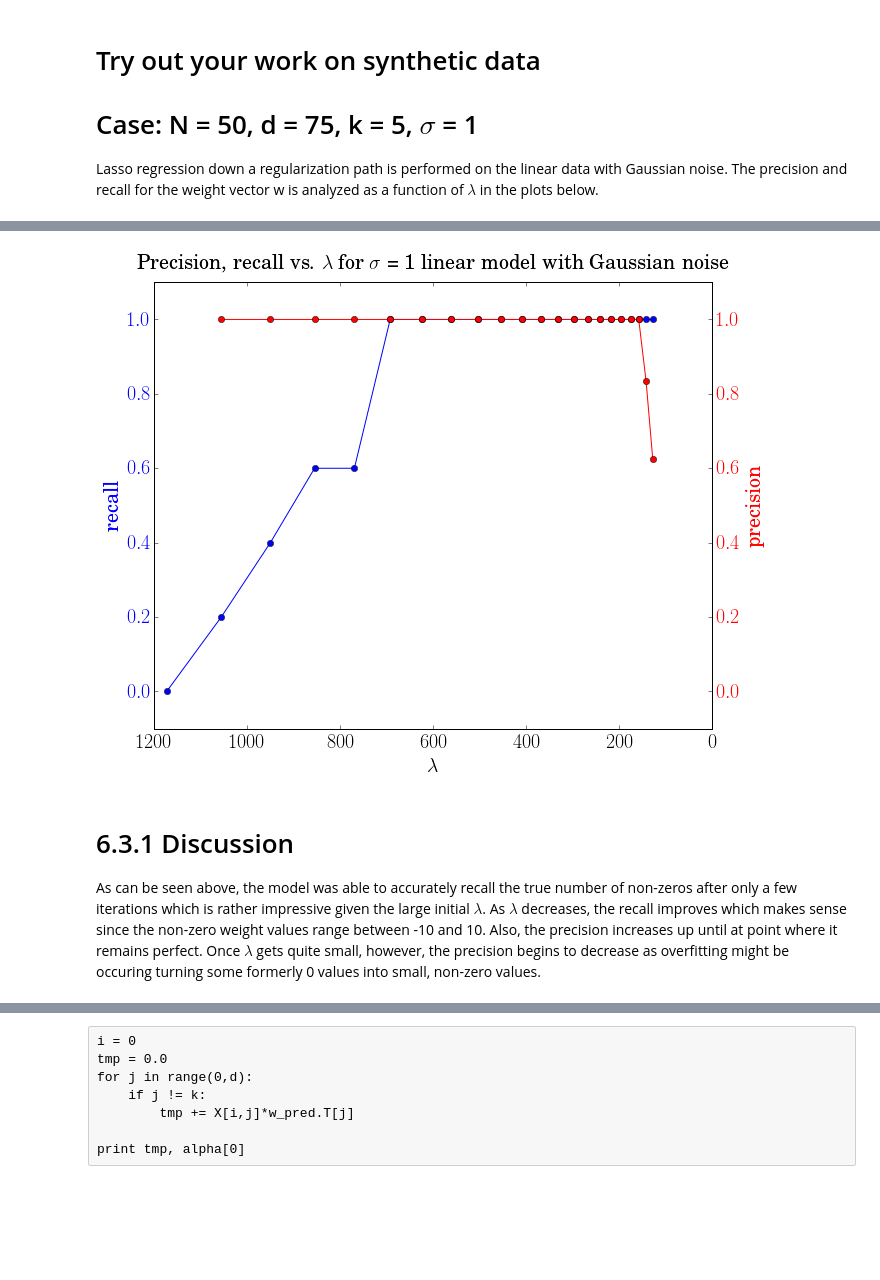
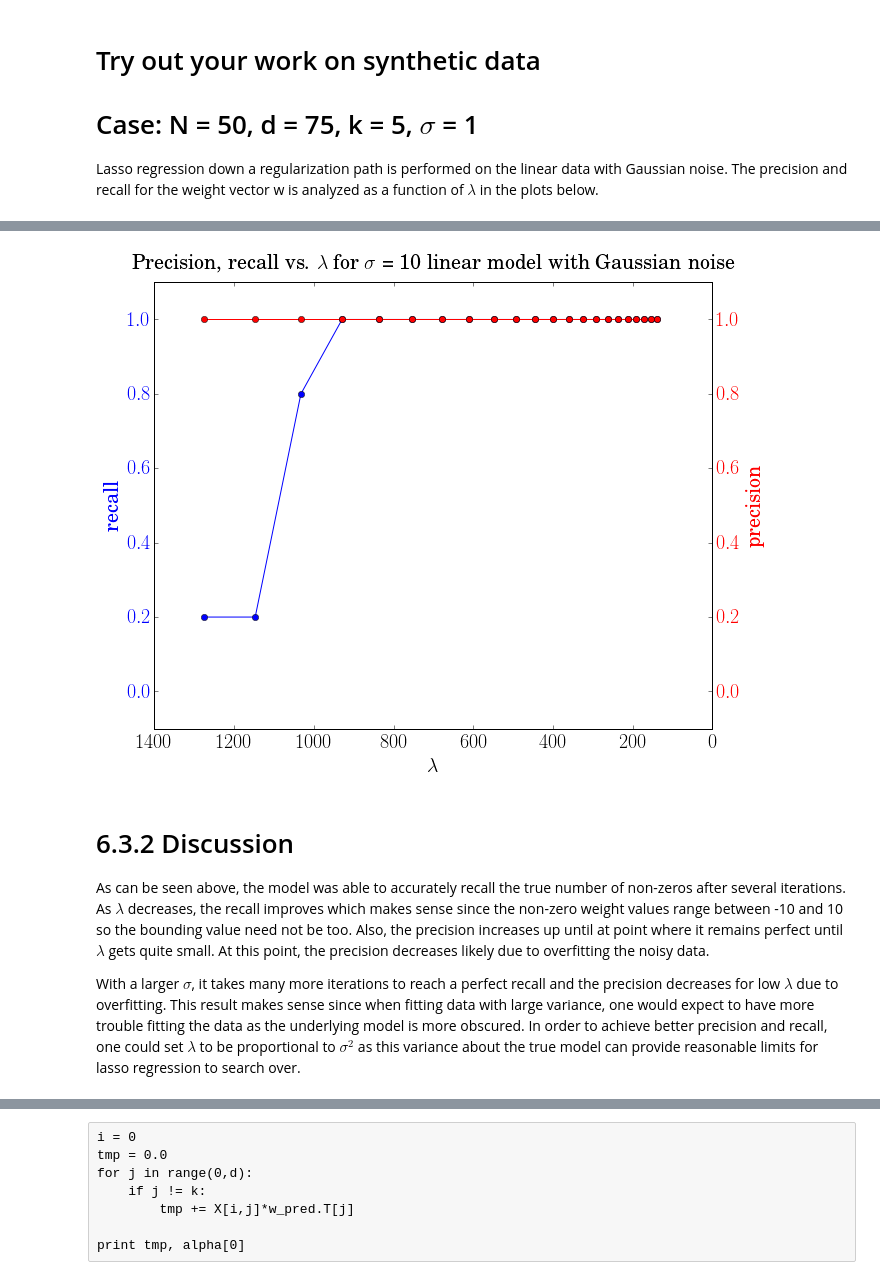
Before and after one commit to dflemin3/CSE_546, a Jupyter notebook: HW1/CSE_546_Lasso_Regression.ipynb, the cells around one changed output, grey strips where cells are left out. Cells and saved outputs as stored; diff of their text form; code cells hidden in the pictures; blank space fills up the shorter version.

```diff
--- a/HW1/CSE_546_Lasso_Regression.ipynb
+++ b/HW1/CSE_546_Lasso_Regression.ipynb
@@ -202,7 +202,7 @@ def compute_max_lambda(X,y):
         Smallest value of lambda for which the solution w is entirely zero
     """
     y_mean = np.mean(y)
-    arg = X.T.multiply(y - y_mean)
+    arg = X.T.dot(y - y_mean)
     return 2.0*np.linalg.norm(arg,ord=np.inf)
 # %% [markdown]
 # The function naive_lasso performs a lasso regression via coordinate descent described by algorithm one in Question 6.1.
@@ -549,0 +613,22 @@ Lasso regression down a regularization path is performed on the linear data with
+# %%
+#Generate precsion, recall plots
+fig, ax1 = plt.subplots()
+ax1.plot(res[4],non_zeros/float(k), 'o-',color='b')
+ax1.set_xlabel(r'$\lambda$')
+ax1.set_ylim(-.1,1.1)
+# Make the y-axis label and tick labels match the line color.
+ax1.set_ylabel('recall', color='b')
+for tl in ax1.get_yticklabels():
+    tl.set_color('b')
+
+
+ax2 = ax1.twinx()
+ax2.plot(res[4],non_zeros/tot_non_zeros, 'o-',color='r')
+ax2.set_ylabel('precision', color='r')
+ax2.set_ylim(-.1,1.1)
+for tl in ax2.get_yticklabels():
+    tl.set_color('r')
+
+plt.gca().invert_xaxis()
+plt.title("Precision, recall vs. $\lambda$ for $\sigma$ = 1 linear model with Gaussian noise", y = 1.02)
+plt.show()
@@ -560,7 +654,7 @@ N = y.shape[0]
 d = X.shape[1]
 
 #Run lasso regularization path
-#w_pred, w_0_pred, MSE_list, l_list, iter_list, nonzero_ind
+#w_pred, w_0_pred, val_RMSE_list, train_RMSE_list, l_list, iter_list, nonzero_ind
 res = lasso_reg_path(X,y,scale=0.9,reg_type="naive")
 
 #Find true number of non-zeros
@@ -568,8 +662,7 @@ non_zeros = []
 tot_non_zeros = []
 k_mask = (w != 0)
 
-print len(res[5])
-for val in res[5]:
+for val in res[6]:
     #Compute total number of predicted non-zeros
     tot_non_zeros.append(np.sum(val))
 
@@ -595,26 +686,29 @@ Optimal lambda: 142.70
 # %%
+#Generate precision, recall plots
 fig, ax1 = plt.subplots()
-ax1.plot(res[3],non_zeros/float(k), 'o-',color='b')
+ax1.plot(res[4],non_zeros/float(k), 'o-',color='b')
 ax1.set_xlabel(r'$\lambda$')
 ax1.set_ylim(-.1,1.1)
 # Make the y-axis label and tick labels match the line color.
 ax1.set_ylabel('recall', color='b')
 for tl in ax1.get_yticklabels():
     tl.set_color('b')
 
 
 ax2 = ax1.twinx()
-ax2.plot(res[3],non_zeros/tot_non_zeros, 'o-',color='r')
+ax2.plot(res[4],non_zeros/tot_non_zeros, 'o-',color='r')
 ax2.set_ylabel('precision', color='r')
 ax2.set_ylim(-.1,1.1)
 for tl in ax2.get_yticklabels():
     tl.set_color('r')
 
 plt.gca().invert_xaxis()
-plt.title("Precision, recall vs. $\lambda$ for $\sigma$ = 1 linear model with Gaussian noise", y = 1.02)
+plt.title("Precision, recall vs. $\lambda$ for $\sigma$ = 10 linear model with Gaussian noise", y = 1.02)
 plt.show()
 # %% [output]
-[figure, old version]
+[figure, new version]
 # %% [markdown]
-# 6.3.1 Discussion
-As can be seen above, the model was able to accurately recall the true number of non-zeros after only a few iterations which is rather impressive given the large initial $\lambda$.  As $\lambda$ decreases, the recall improves which makes sense since the non-zero weight values range between -10 and 10.  Also, the precision increases up until at point where it remains perfect.  Once $\lambda$ gets quite small, however, the precision begins to decrease as overfitting might be occuring turning some formerly 0 values into small, non-zero values.
+# 6.3.2 Discussion
+As can be seen above, the model was able to accurately recall the true number of non-zeros after several iterations.  As $\lambda$ decreases, the recall improves which makes sense since the non-zero weight values range between -10 and 10 so the bounding value need not be too.  Also, the precision increases up until at point where it remains perfect until $\lambda$ gets quite small.  At this point, the precision decreases likely due to overfitting the noisy data.
+
+With a larger $\sigma$, it takes many more iterations to reach a perfect recall and the precision decreases for low $\lambda$ due to overfitting.  This result makes sense since when fitting data with large variance, one would expect to have more trouble fitting the data as the underlying model is more obscured.  In order to achieve better precision and recall, one could set $\lambda$ to be proportional to $\sigma^2$ as this variance about the true model can provide reasonable limits for lasso regression to search over.
```
Also changed, not shown: parts of 29 cells of this notebook, 3 other files.
